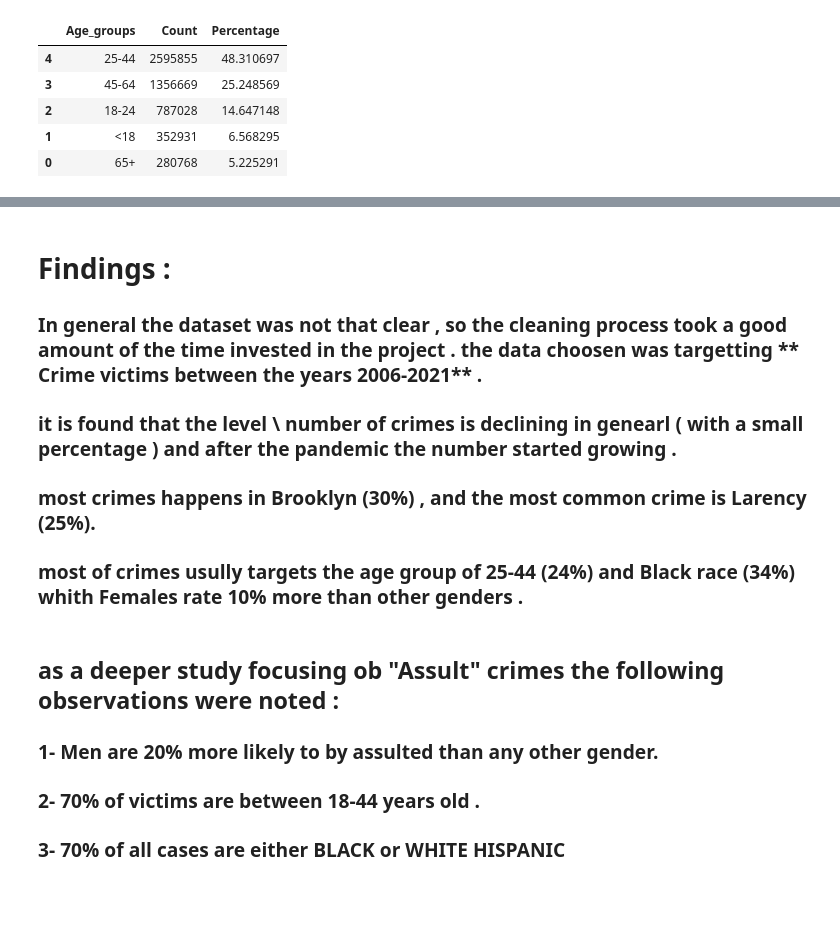
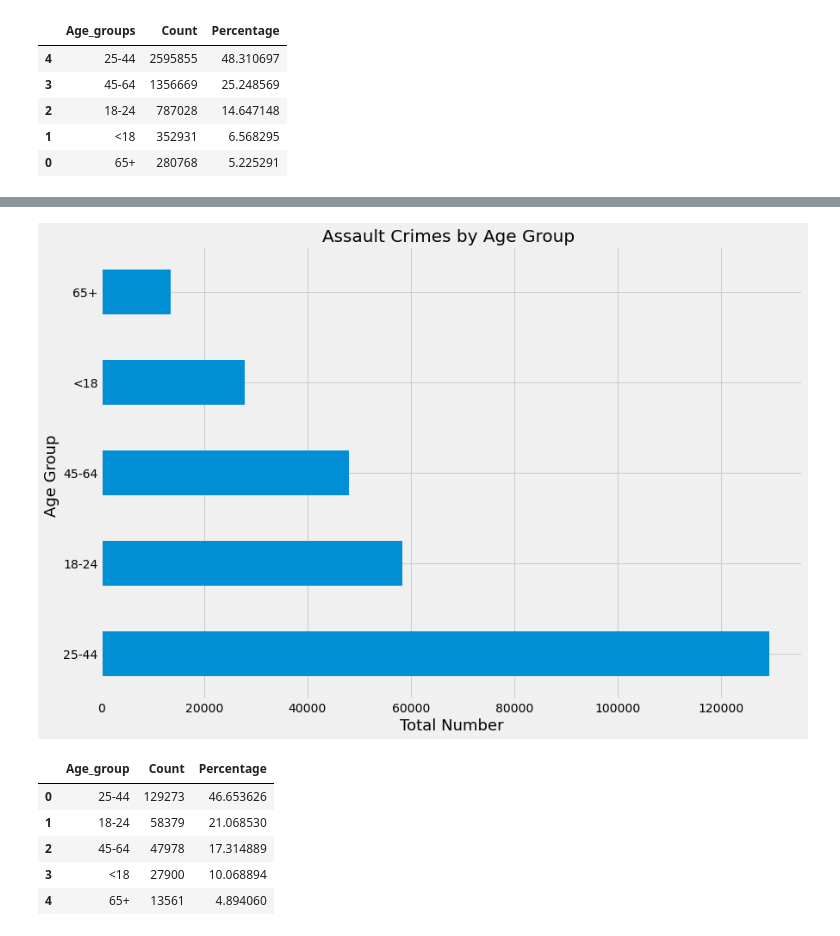
Before and after one commit to moutasam/NYC-Complaints-Python-Project, a Jupyter notebook: NYC Crimes Analysis.ipynb, the cells around one changed output, grey strips where cells are left out. Saved outputs shown, nothing was run; the diff lists cells and outputs as text; code cells hidden in the pictures; blank space fills up the shorter version.

```diff
--- a/NYC Crimes Analysis.ipynb
+++ b/NYC Crimes Analysis.ipynb
@@ -896,16 +825,34 @@ Assult_crimes_r
-# %% [markdown]
-# Findings :
-
-### In general the dataset was not that clear , so the cleaning process took a good amount of the time invested in the project . the data choosen was targetting ** Crime victims between the years 2006-2021** .
-
-### it is found that the level \ number of crimes is declining in genearl ( with a small percentage ) and after the pandemic the number started growing .
-
-### most crimes happens in **Brooklyn** (30%) , and the most common crime is **Larency** (25%).
-
-### most of crimes usully targets the age group of **25-44** (24%) and **Black** race (34%) whith Females rate 10% more than other genders .
-# %% [markdown]
-## as a deeper study focusing ob **"Assult"** crimes the following observations were noted :
-
-### 1- Men are 20% more likely to by assulted than any other gender.
-### 2- 70% of victims are between 18-44 years old .
-### 3- 70% of all cases are either **BLACK** or **WHITE HISPANIC**
+# %%
+Assult_crimes_a =  Assult_crimesdf.groupby('Age_Group')['OFNS_DESC'].agg('count').sort_values(ascending=False)
+
+plt.figure(figsize=(13, 9))
+
+
+
+ax = Assult_crimes_a.plot(kind='barh' ,rot=0)
+ax.set_title("Assault Crimes by Age Group ", y = 1, fontsize=20)
+ax.set_ylabel('Age Group ', fontsize=18)
+ax.set_xlabel('Total Number', fontsize=18)
+
+#ax.xaxis.set_major_formatter(FuncFormatter(millions_formatter))
+
+plt.show()
+
+
+Assult_crimes_a = pd.DataFrame({'Age_group':Assult_crimes_a.index, 'Count':Assult_crimes_a.values})
+
+
+
+
+Assult_crimes_a['Percentage'] = Assult_crimes_a['Count'] / Assult_crimes_a['Count'].sum() *100
+
+
+Assult_crimes_a
+# %% [output]
+[figure, added]
+|  | Age_group | Count | Percentage |
+| 0 | 25-44 | 129273 | 46.653626 |
+| 1 | 18-24 | 58379 | 21.068530 |
+| 2 | 45-64 | 47978 | 17.314889 |
+| 3 | <18 | 27900 | 10.068894 |
+| 4 | 65+ | 13561 | 4.894060 |
```
Also changed, not shown: parts of 9 cells of this notebook.
